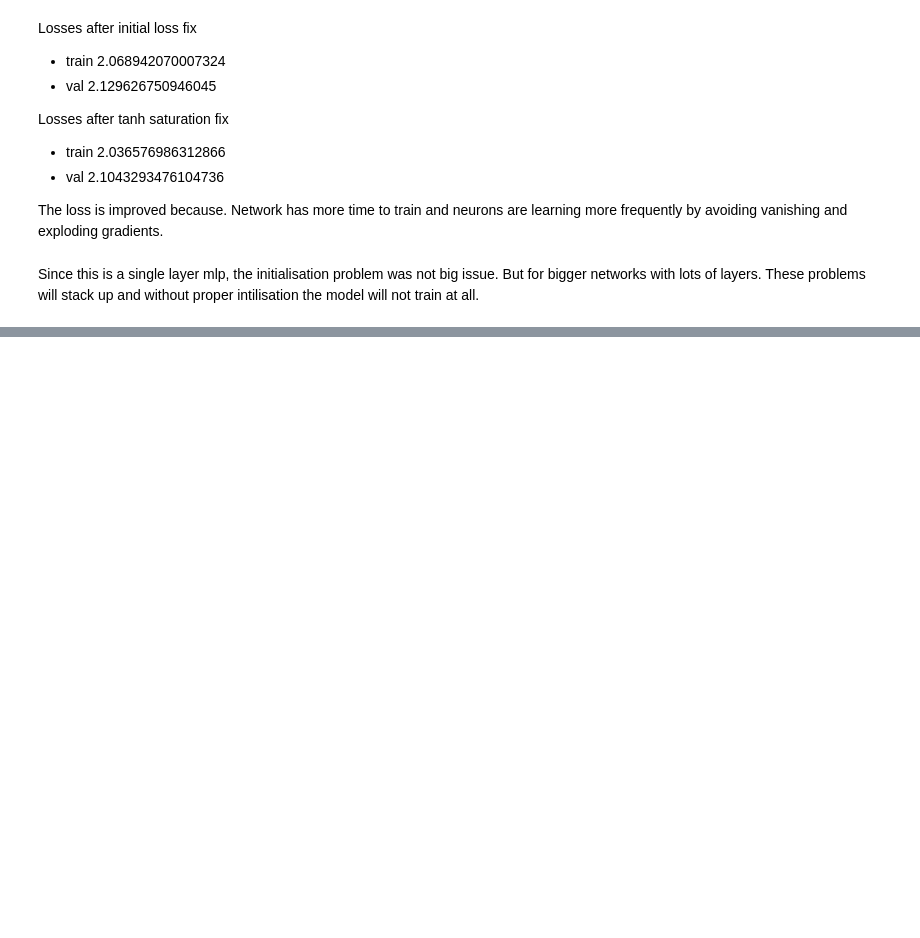
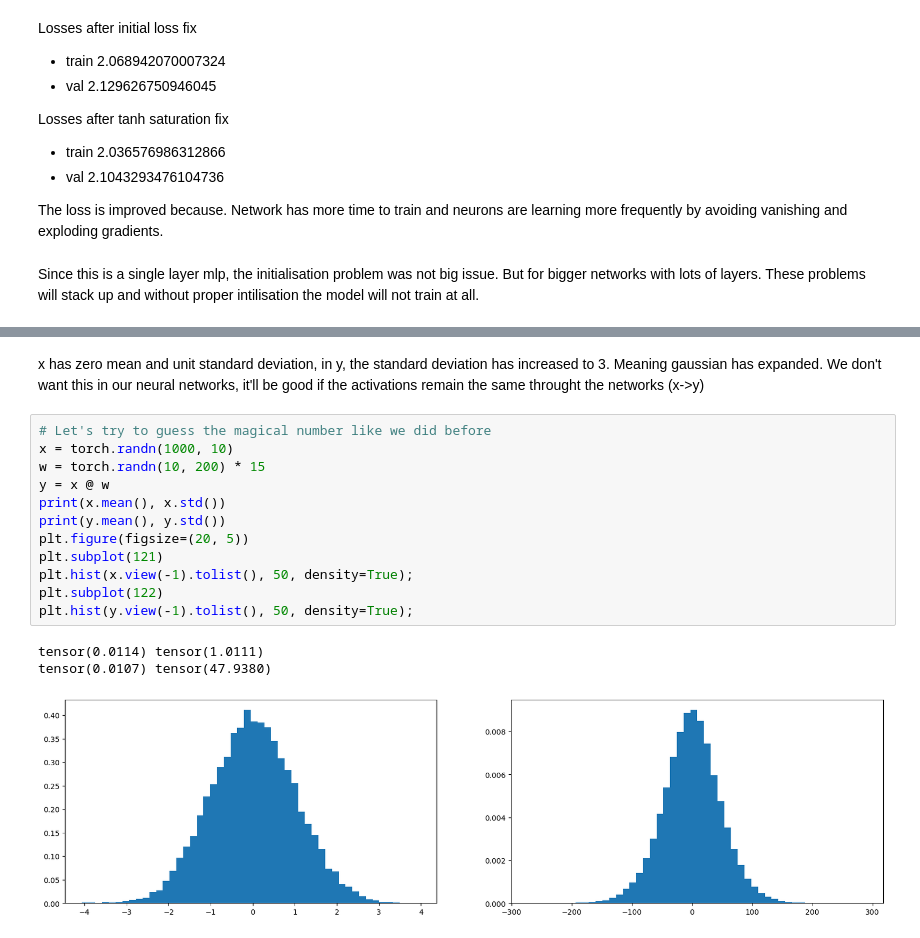
Before and after one commit to JpChii/makemore, a Jupyter notebook: 4-activations, gradients, batchnorm.ipynb, the cells around one changed output, grey strips where cells are left out. Cells and saved outputs as stored; diff of their text form; blank space fills up the shorter version.

```diff
--- a/4-activations, gradients, batchnorm.ipynb
+++ b/4-activations, gradients, batchnorm.ipynb
@@ -814,0 +834,19 @@ These problems will stack up and without proper intilisation the model will not
+# %% [markdown]
+x has zero mean and unit standard deviation, in y, the standard deviation has increased to 3. Meaning gaussian has expanded.
+We don't want this in our neural networks, it'll be good if the activations remain the same throught the networks (x->y)
+# %%
+# Let's try to guess the magical number like we did before
+x = torch.randn(1000, 10)
+w = torch.randn(10, 200) * 15
+y = x @ w
+print(x.mean(), x.std())
+print(y.mean(), y.std())
+plt.figure(figsize=(20, 5))
+plt.subplot(121)
+plt.hist(x.view(-1).tolist(), 50, density=True);
+plt.subplot(122)
+plt.hist(y.view(-1).tolist(), 50, density=True);
+# %% [output]
+tensor(0.0114) tensor(1.0111)
+tensor(0.0107) tensor(47.9380)
+[figure, added]
```
Also changed, not shown: parts of 17 cells of this notebook.
